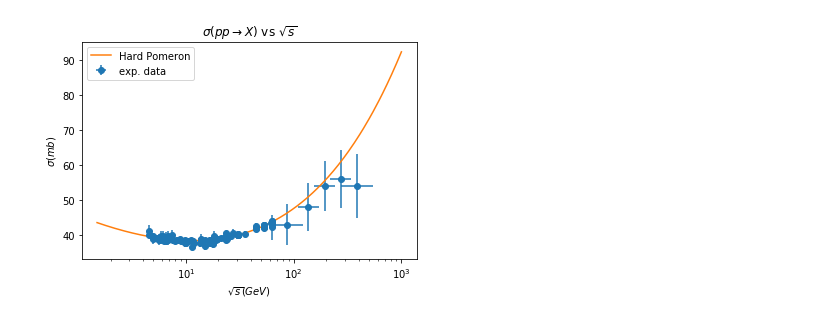
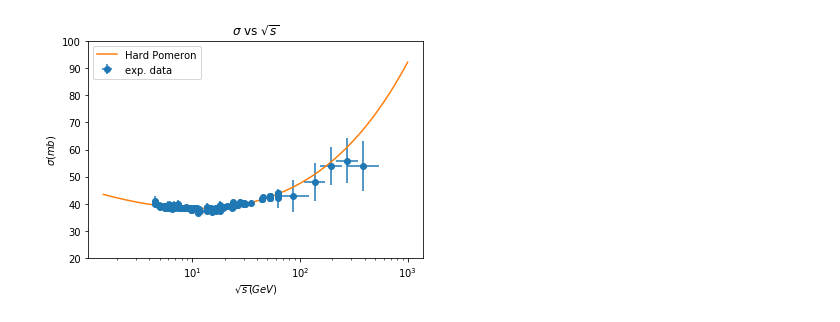
Before and after one commit to artur-amorim/gggpScatteringIHQCD, a Jupyter notebook: plots/SigmaProtonProton/plotSigmaProtonProton.ipynb, the cells around one changed output. Saved outputs shown, nothing was run; the diff lists cells and outputs as text; code cells hidden in the pictures.

Commit message:
Added more plots of SigmaProtonProton.

```diff
--- a/plots/SigmaProtonProton/plotSigmaProtonProton.ipynb
+++ b/plots/SigmaProtonProton/plotSigmaProtonProton.ipynb
@@ -9,14 +6,34 @@ exp_data = pd.read_csv("SigmaProtonProton_data.txt", sep = '\t')
+# %%
+SigmaPP_pred_HardPomeron_W_lt_386 = pd.read_csv("SigmaProtonProton_pred_HardPomeron_W_lt_386.txt",sep = '\t')
+SigmaPP_pred_HardPomeron_W_lt_10000 = pd.read_csv("SigmaProtonProton_pred_HardPomeron_W_lt_10000.txt",sep = '\t')
+SigmaPP_pred_HardPomeron = pd.read_csv("SigmaProtonProton_pred_HardPomeron.txt", sep = '\t')
+exp_data_W_lt_386 = pd.read_csv("SigmaProtonProton_data_W_lt_386.txt", sep = '\t')
+exp_data_W_lt_10000 = pd.read_csv("SigmaProtonProton_data_W_lt_10000.txt", sep = '\t')
+exp_data = pd.read_csv("SigmaProtonProton_data.txt", sep = '\t')
 # %%
-# We can plot the data to check quickly if we have done it correctly
-plt.errorbar(exp_data["W(GeV)"], exp_data["sigma(mb)"], xerr = [exp_data["WErrorm"],exp_data["WErrorp"]],
-             yerr = [exp_data["Errorm"],exp_data["Errorp"]], fmt = "o", label = "exp. data")
-plt.plot(SigmaPP_pred["W"], SigmaPP_pred["Pred"], label = "Hard Pomeron")
-plt.ylabel(r'$\sigma(mb)$')
-plt.xlabel(r'$\sqrt{s}(GeV)$')
-plt.xscale("log")
-plt.title(r'$\sigma(p p \rightarrow X)$'+" vs " + r'$\sqrt{s}$')
-plt.legend()
-plt.savefig("SigmaProtonProton_HardPomeron.pdf")
-plt.show()
+def plotExpDataVsPred(exp_data, pred_data, label, sigma_min, sigma_max, output_file):
+    """
+        Makes a plot where the experimental points can be compared
+        with the predictions of the best fit to those points.
+        exp_data : Pandas data frame with the experimental points
+        pred_data : Pandas data frame with the best fit predicted points
+        label : information about the Pomeron kernel used in the fit
+        output_file : name of the file of the saved plot
+    """
+    plt.errorbar(exp_data["W(GeV)"], exp_data["sigma(mb)"],
+                 xerr = [exp_data["WErrorm"], exp_data["WErrorp"]],
+                 yerr = [exp_data["Errorm"], exp_data["Errorp"]], fmt = "o", label = "exp. data")
+    plt.plot(pred_data["W"], pred_data["Pred"], label = label)
+    plt.ylabel(r'$\sigma(mb)$')
+    plt.xlabel(r'$\sqrt{s}(GeV)$')
+    plt.xscale("log")
+    plt.title(r'$\sigma$'+" vs " + r'$\sqrt{s}$')
+    plt.legend()
+    plt.ylim(sigma_min, sigma_max)
+    plt.savefig(output_file)
+    plt.show()
-# %% [output]
-[figure, removed]
+# %%
+# Plot results of the fit sqrt(s) < 386
+plotExpDataVsPred(exp_data_W_lt_386, SigmaPP_pred_HardPomeron_W_lt_386, "Hard Pomeron", 20, 100, "SigmaProtonProton_HardPomeron_W_lt_386.pdf")
+# %% [output]
+[figure, added]
```
Also changed, not shown: parts of 3 cells of this notebook.
